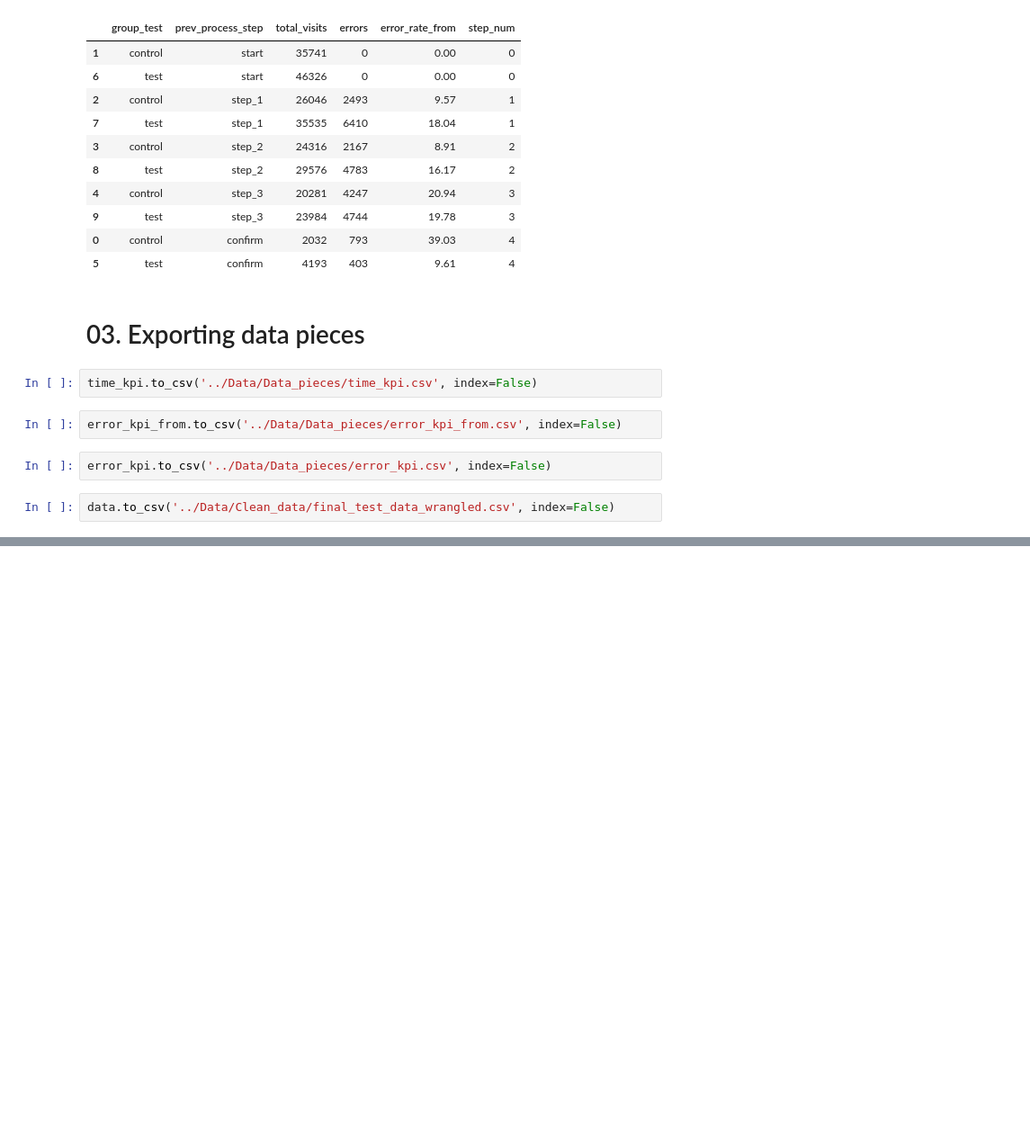
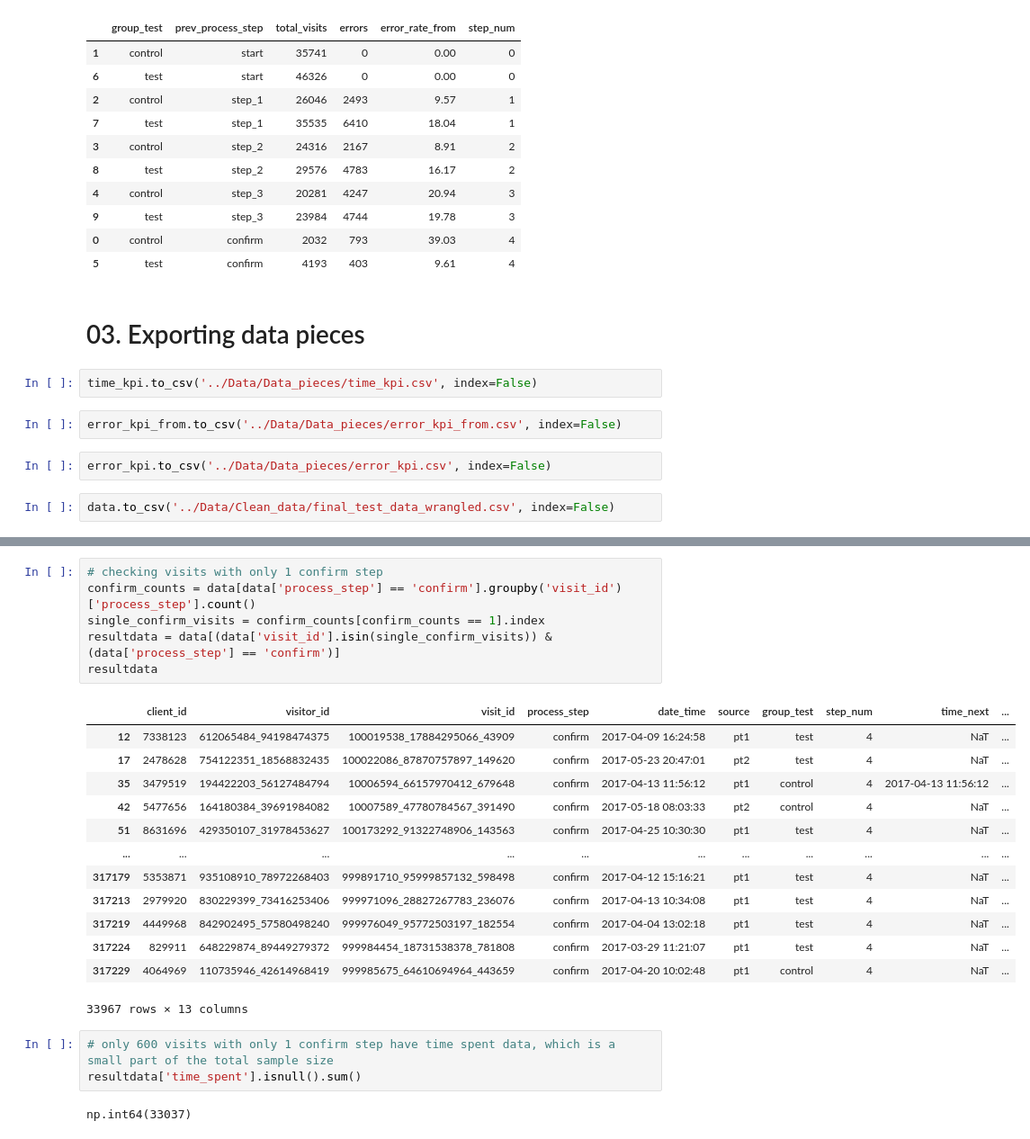
Before and after one commit to craftedbygaby/AB_testing, a Jupyter notebook: Python_script/KPI_2_3_exploration.ipynb, the cells around one changed output, grey strips where cells are left out. Shown at 90% size. Saved outputs shown, nothing was run; the diff lists cells and outputs as text; blank space fills up the shorter version.

```diff
--- a/Python_script/KPI_2_3_exploration.ipynb
+++ b/Python_script/KPI_2_3_exploration.ipynb
@@ -248,0 +267,25 @@ data.to_csv('../Data/Clean_data/final_test_data_wrangled.csv', index=False)
+# %%
+# checking visits with only 1 confirm step
+confirm_counts = data[data['process_step'] == 'confirm'].groupby('visit_id')['process_step'].count()
+single_confirm_visits = confirm_counts[confirm_counts == 1].index
+resultdata = data[(data['visit_id'].isin(single_confirm_visits)) & (data['process_step'] == 'confirm')]
+resultdata
+# %% [output]
+|  | client_id | visitor_id | visit_id | process_step | date_time | source | group_test | step_num | time_next | ... |
+| 12 | 7338123 | 612065484_94198474375 | 100019538_17884295066_43909 | confirm | 2017-04-09 16:24:58 | pt1 | test | 4 | NaT | ... |
+| 17 | 2478628 | 754122351_18568832435 | 100022086_87870757897_149620 | confirm | 2017-05-23 20:47:01 | pt2 | test | 4 | NaT | ... |
+| 35 | 3479519 | 194422203_56127484794 | 10006594_66157970412_679648 | confirm | 2017-04-13 11:56:12 | pt1 | control | 4 | 2017-04-13 11:56:12 | ... |
+| 42 | 5477656 | 164180384_39691984082 | 10007589_47780784567_391490 | confirm | 2017-05-18 08:03:33 | pt2 | control | 4 | NaT | ... |
+| 51 | 8631696 | 429350107_31978453627 | 100173292_91322748906_143563 | confirm | 2017-04-25 10:30:30 | pt1 | test | 4 | NaT | ... |
+| ... | ... | ... | ... | ... | ... | ... | ... | ... | ... | ... |
+| 317179 | 5353871 | 935108910_78972268403 | 999891710_95999857132_598498 | confirm | 2017-04-12 15:16:21 | pt1 | test | 4 | NaT | ... |
+| 317213 | 2979920 | 830229399_73416253406 | 999971096_28827267783_236076 | confirm | 2017-04-13 10:34:08 | pt1 | test | 4 | NaT | ... |
+| 317219 | 4449968 | 842902495_57580498240 | 999976049_95772503197_182554 | confirm | 2017-04-04 13:02:18 | pt1 | test | 4 | NaT | ... |
+| 317224 | 829911 | 648229874_89449279372 | 999984454_18731538378_781808 | confirm | 2017-03-29 11:21:07 | pt1 | test | 4 | NaT | ... |
+| 317229 | 4064969 | 110735946_42614968419 | 999985675_64610694964_443659 | confirm | 2017-04-20 10:02:48 | pt1 | control | 4 | NaT | ... |
+33967 rows × 13 columns
+# %%
+# only 600 visits with only 1 confirm step have time spent data, which is a small part of the total sample size
+resultdata['time_spent'].isnull().sum()
+# %% [output]
+np.int64(33037)
```
Also changed, not shown: parts of 3 cells of this notebook.
